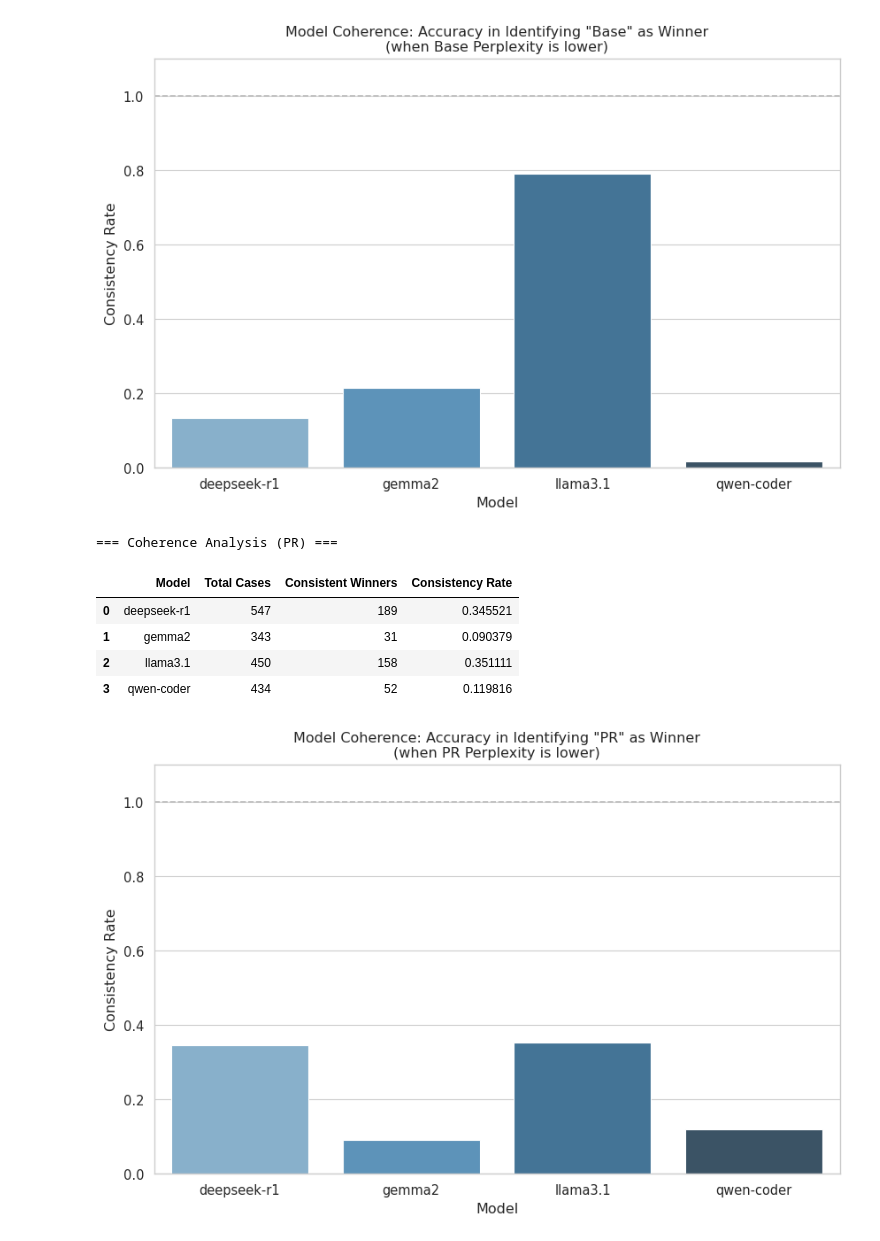
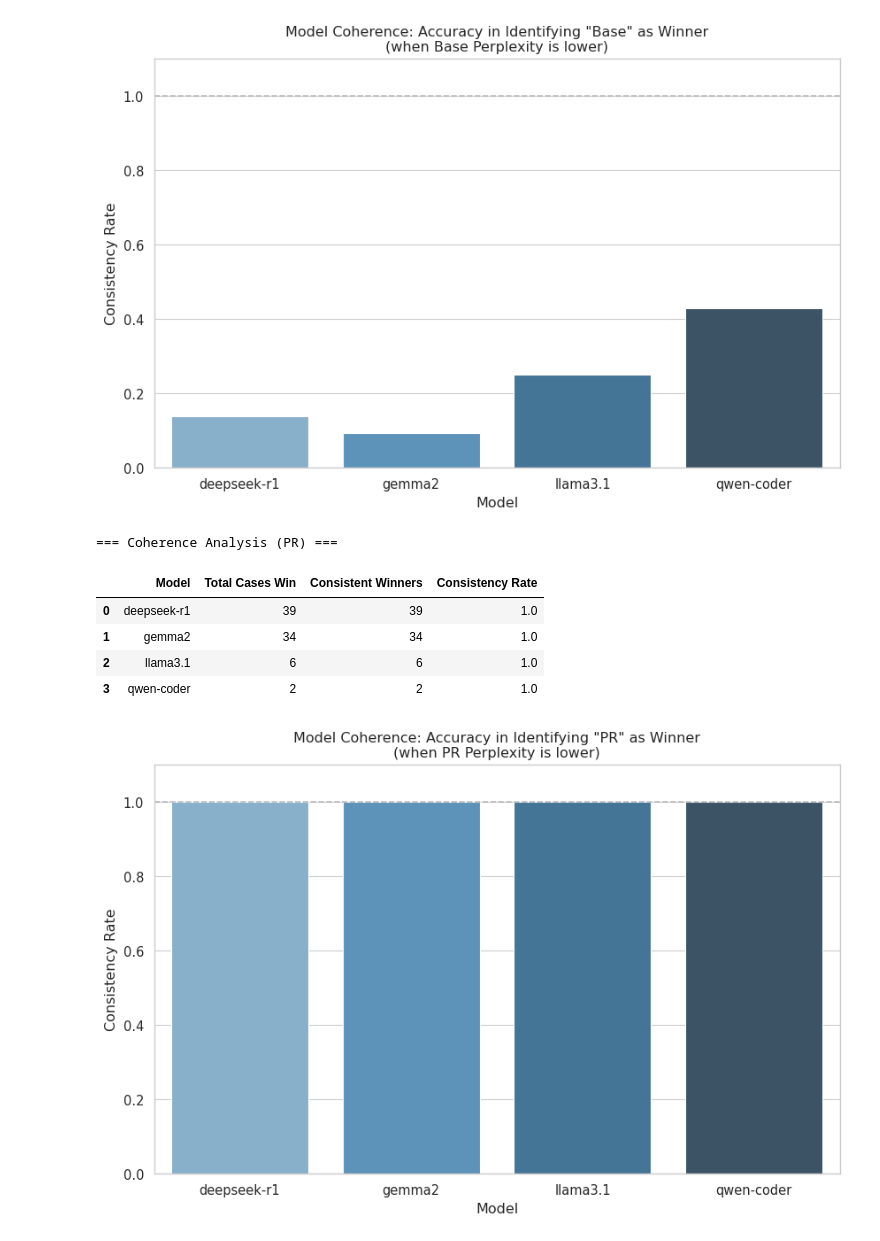
Before and after one commit to Lurpigi/msc-thesis-LLMs-to-rank-decompilers, a Jupyter notebook: final.ipynb, the cells around one changed output. Saved outputs shown, nothing was run; the diff lists cells and outputs as text; code cells hidden in the pictures.

```diff
--- a/final.ipynb
+++ b/final.ipynb
@@ -12,7 +16,7 @@ sns.set_theme(style="whitegrid", context="paper", font_scale=1.2)
 plt.rcParams['figure.figsize'] = (12, 6)
 plt.rcParams['figure.dpi'] = 100
 
-LOGS_PATH = './llm_server/logs/llm_metrics.csv'
+LOGS_PATH = './llm_server/logs/llm_metrics_gh.csv'
 REPORTS_PATH = './ghidra_bench/outputs/reports/*.json'
 # %%
 def load_metrics(path):
@@ -44,7 +52,7 @@ if not df_metrics.empty:
         x='model_id',
         y='duration_sec',
         col='operation',  # split for 'score' and 'generate'
-        kind='strip',
+        kind='strip', #'box',
         hue='model_id',
         palette='viridis',
         height=5,
@@ -69,8 +77,8 @@ if not df_metrics.empty:
     g_vram.figure.suptitle('Peak VRAM Usage by Operation', y=1.05)
     g_vram.set_axis_labels("", "Peak VRAM (GB)")
     g_vram.set_xticklabels(rotation=45)
-    for ax in g_vram.axes.flat:
-        ax.axhline(16, color='red', linestyle='--', linewidth=2, label='Limit VRAM')
+    # for ax in g_vram.axes.flat:
+    #     ax.axhline(16, color='red', linestyle='--', linewidth=2, label='Limit VRAM')
 
 
     plt.show()
@@ -108,7 +182,7 @@ def load_reports(path_pattern):
                         continue
 
                     llm_qualitative = entry.get('llm_qualitative', {})
-                    llm_ast = entry.get('llm_ast', {})
+                    #llm_ast = entry.get('llm_ast', {})
 
                     if 'error' in llm_qualitative:
                         update_stat(model_name, 'llm_error')
@@ -118,6 +192,10 @@ def load_reports(path_pattern):
                     if winner == 'Unknown':
                         update_stat(model_name, 'unknown_winner')
                         continue
+                    if winner == 'Error':
+                        update_stat(model_name, 'llm_error')
+                        continue
+
 
                     # Valid
                     metrics = entry.get('metrics', {})
@@ -129,7 +207,8 @@ def load_reports(path_pattern):
                         'base_ppl': metrics.get('base_ppl'),
                         'pr_ppl': metrics.get('pr_ppl'),
                         'delta_ppl': metrics.get('delta_ppl'),
-                        'winner': winner
+                        'winner': winner,
+                        #'winner_ast': llm_ast.get('winner')
                     }
                     clean_data.append(row)
                     update_stat(model_name, 'valid')
@@ -175,7 +254,7 @@ def analyze_coherence(df_reports, title, winner_labels, is_lower):
 
         # Calculate Consistency Rate per Model
         coherence_stats = df_consistency.groupby('model')['is_consistent'].agg(['count', 'sum', 'mean']).reset_index()
-        coherence_stats.columns = ['Model', 'Total Cases', 'Consistent Winners', 'Consistency Rate']
+        coherence_stats.columns = ['Model', 'Total Cases Win', 'Consistent Winners', 'Consistency Rate']
 
         print(f"=== Coherence Analysis ({'Base' if is_lower else 'PR'}) ===")
         display(coherence_stats)
@@ -213,8 +292,8 @@ for item in obj:
-[figure, old version]
+[figure, new version]
 === Coherence Analysis (PR) ===
-|  | Model | Total Cases | Consistent Winners | Consistency Rate |
-| 0 | deepseek-r1 | 547 | 189 | 0.345521 |
-| 1 | gemma2 | 343 | 31 | 0.090379 |
-| 2 | llama3.1 | 450 | 158 | 0.351111 |
-| 3 | qwen-coder | 434 | 52 | 0.119816 |
+|  | Model | Total Cases Win | Consistent Winners | Consistency Rate |
+| 0 | deepseek-r1 | 39 | 39 | 1.0 |
+| 1 | gemma2 | 34 | 34 | 1.0 |
+| 2 | llama3.1 | 6 | 6 | 1.0 |
+| 3 | qwen-coder | 2 | 2 | 1.0 |
-[figure, old version]
+[figure, new version]
```
Also changed, not shown: parts of 22 cells of this notebook, 8 other files.
